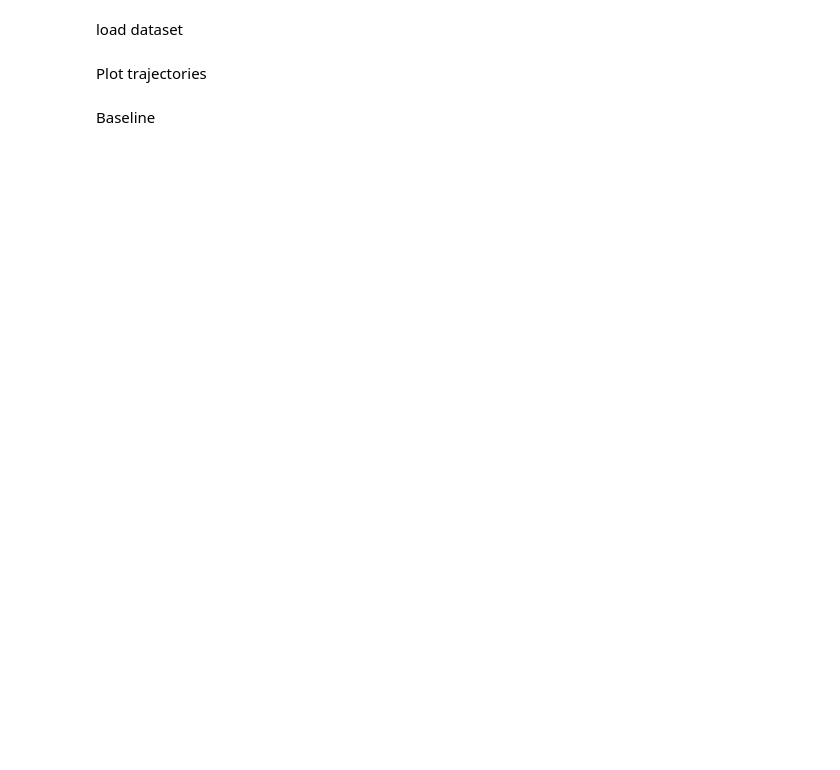
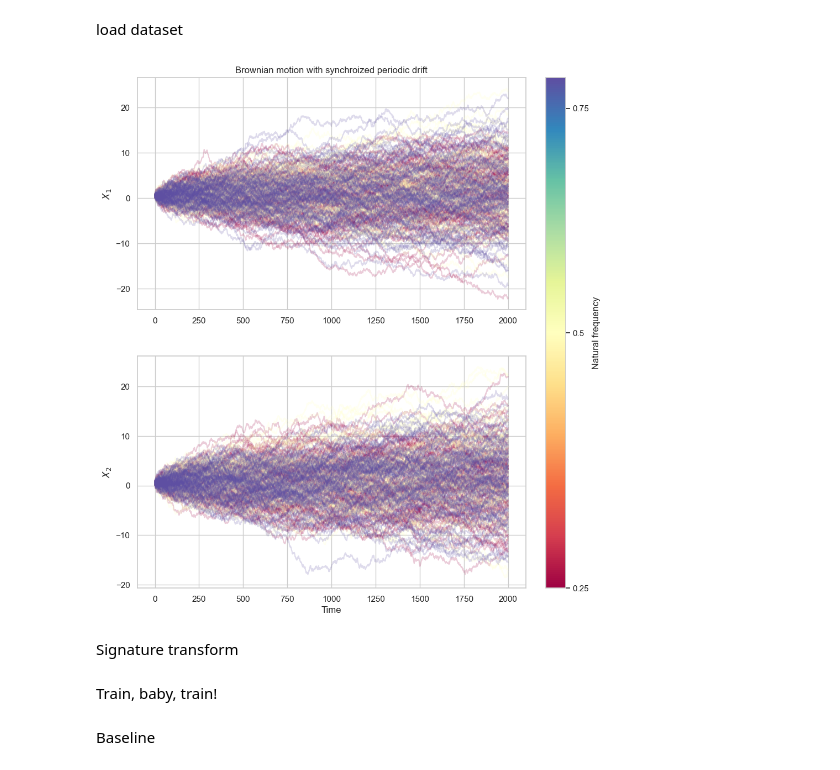
Before and after one commit to hans-riess/pygsig, a Jupyter notebook: brownian.ipynb, the cells around one changed output. Saved outputs shown, nothing was run; the diff lists cells and outputs as text; code cells hidden in the pictures; blank space fills up the shorter version.

```diff
--- a/brownian.ipynb
+++ b/brownian.ipynb
@@ -128,2 +145,0 @@ seq_dataset = torch.load('datasets/brownian/brownian.pt')
-# %% [markdown]
-Plot trajectories
@@ -182,0 +146,66 @@ ani.save('plots/brownian.mp4', writer='ffmpeg',fps=60)
+# %%
+import matplotlib.pyplot as plt
+import numpy as np
+import matplotlib.cm as cm
+import matplotlib.colors as mcolors
+
+# Randomly select a run from the dataset
+num_runs = len(seq_dataset)
+run = np.random.choice(range(num_runs))
+seq = seq_dataset[run]
+
+# Get the number of nodes and snapshots in the sequence
+num_nodes = seq.num_nodes
+snapshot_count = seq.snapshot_count
+tt = np.arange(snapshot_count)
+
+# Convert targets to a numpy array and use Spectral colormap
+targets = seq.y.numpy().squeeze()
+cmap = cm.get_cmap('Spectral')
+# Normalize the target values for the colormap
+norm = mcolors.Normalize(vmin=targets.min(), vmax=targets.max())
+
+# Create a figure with GridSpec layout
+fig = plt.figure(figsize=(10, 12))
+gs = fig.add_gridspec(2, 2, width_ratios=[1, 0.05], height_ratios=[1, 1], wspace=0.1)
+
+# First subplot for dimension 1
+ax1 = fig.add_subplot(gs[0, 0])
+
+# Plot the time series for each node in the first dimension
+for node in range(num_nodes):
+    time_series = np.array([seq.features[t][node] for t in range(snapshot_count)])
+    ax1.plot(tt, time_series[:, 0], alpha=0.2, color=cmap(norm(targets[node])))
+
+ax1.set_ylabel('$X_1$')
+ax1.set_title('Brownian motion with synchroized periodic drift')
+
+# Second subplot for dimension 2
+ax2 = fig.add_subplot(gs[1, 0])
+
+for node in range(num_nodes):
+    time_series = np.array([seq.features[t][node] for t in range(snapshot_count)])
+    ax2.plot(tt, time_series[:, 1], alpha=0.2, color=cmap(norm(targets[node])))
+
+ax2.set_xlabel('Time')
+ax2.set_ylabel('$X_2$')
+
+# Colorbar next to the first subplot
+cax = fig.add_subplot(gs[:, 1])
+
+# Create ScalarMappable for colorbar
+sm = plt.cm.ScalarMappable(cmap=cmap, norm=norm)
+sm.set_array([])
+
+# Add colorbar to the right of the figure next to the plots
+cbar = fig.colorbar(sm, cax=cax, label='Natural frequency')
+cbar.set_ticks([0.25, 0.5, 0.72])
+cbar.set_ticklabels([0.25, 0.5, 0.75])
+
+# Adjust layout
+plt.tight_layout()
+plt.show()
+# %% [output]
+[figure, added]
+# %% [markdown]
+Signature transform
@@ -183,3 +222,5 @@ ani.save('plots/brownian.mp4', writer='ffmpeg',fps=60)
+# %% [markdown]
+Train, baby, train!
 # %%
 import torch
 import torch.nn as nn
```
Also changed, not shown: parts of 16 cells of this notebook, 8 other files.
